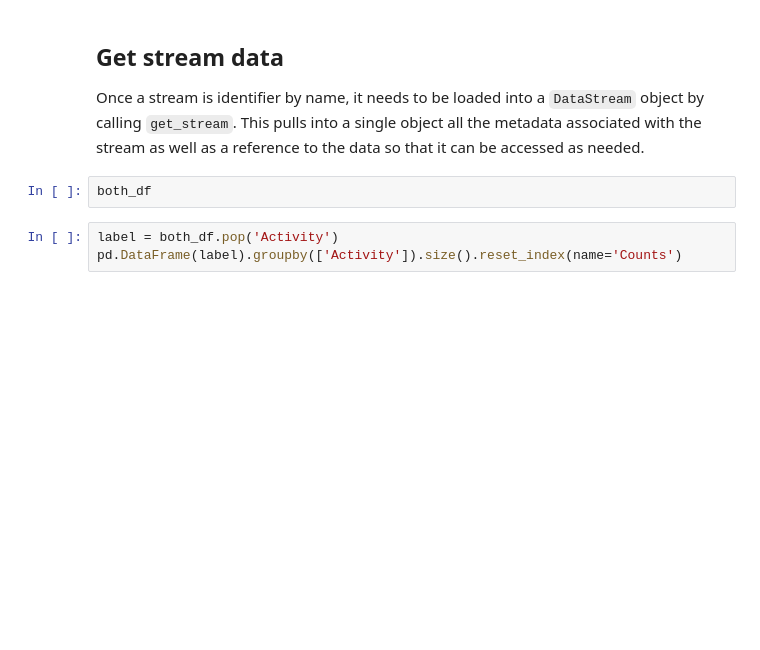
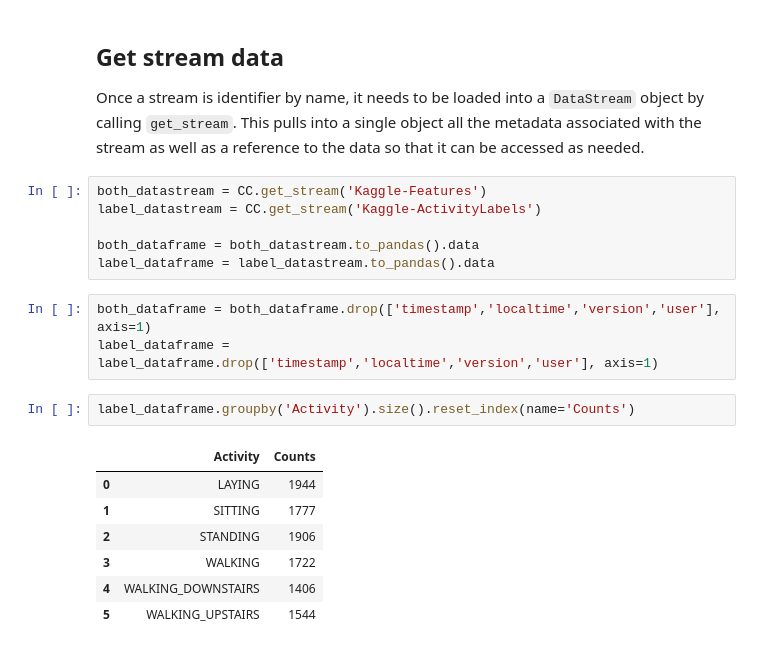
Before and after one commit to MD2Korg/CerebralCortex, a Jupyter notebook: jupyter/machine_learning_example.ipynb, the cells around one changed output. Cells and saved outputs as stored; diff of their text form; blank space fills up the shorter version.

```diff
--- a/jupyter/machine_learning_example.ipynb
+++ b/jupyter/machine_learning_example.ipynb
@@ -40,8 +17,22 @@ both_df['subject'] = '#' + both_df['subject'].astype(str)
 # %% [markdown]
 ## Get stream data
 Once a stream is identifier by name, it needs to be loaded into a `DataStream` object by calling `get_stream`.  This pulls into a single object all the metadata associated with the stream as well as a reference to the data so that it can be accessed as needed.
-# %%
-both_df
+# %%
+both_datastream = CC.get_stream('Kaggle-Features')
+label_datastream = CC.get_stream('Kaggle-ActivityLabels')
+
+both_dataframe = both_datastream.to_pandas().data
+label_dataframe = label_datastream.to_pandas().data
+# %%
+both_dataframe = both_dataframe.drop(['timestamp','localtime','version','user'], axis=1)
+label_dataframe = label_dataframe.drop(['timestamp','localtime','version','user'], axis=1)
 # %%
-label = both_df.pop('Activity')
-pd.DataFrame(label).groupby(['Activity']).size().reset_index(name='Counts')
+label_dataframe.groupby('Activity').size().reset_index(name='Counts')
+# %% [output]
+|  | Activity | Counts |
+| 0 | LAYING | 1944 |
+| 1 | SITTING | 1777 |
+| 2 | STANDING | 1906 |
+| 3 | WALKING | 1722 |
+| 4 | WALKING_DOWNSTAIRS | 1406 |
+| 5 | WALKING_UPSTAIRS | 1544 |
```
Also changed, not shown: parts of 14 cells of this notebook.
